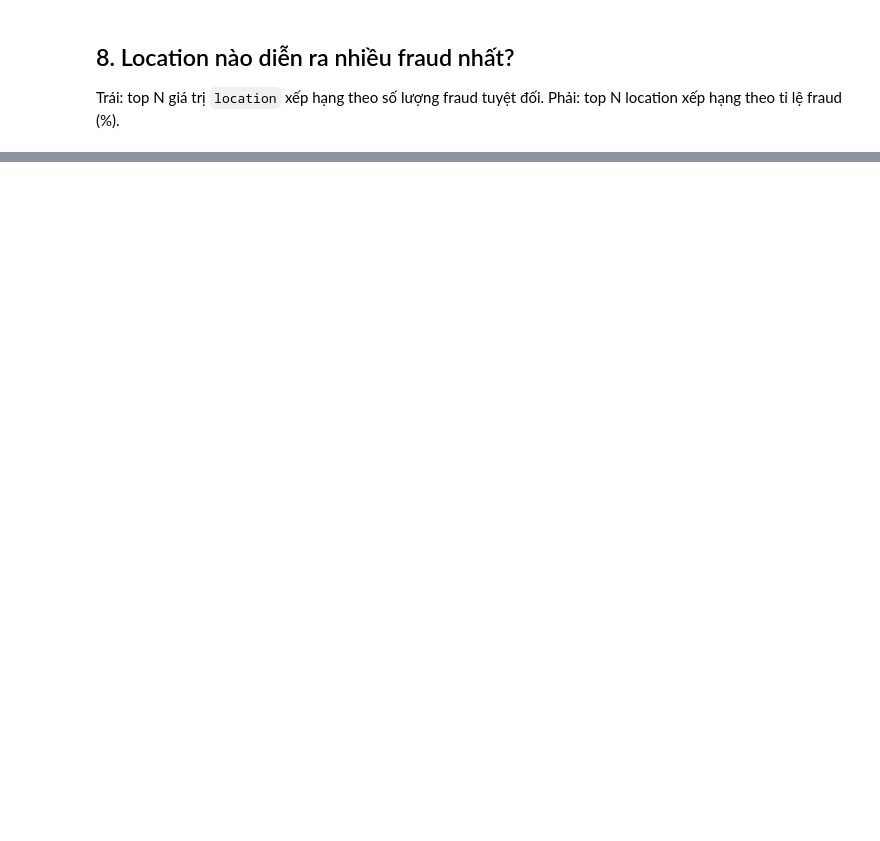
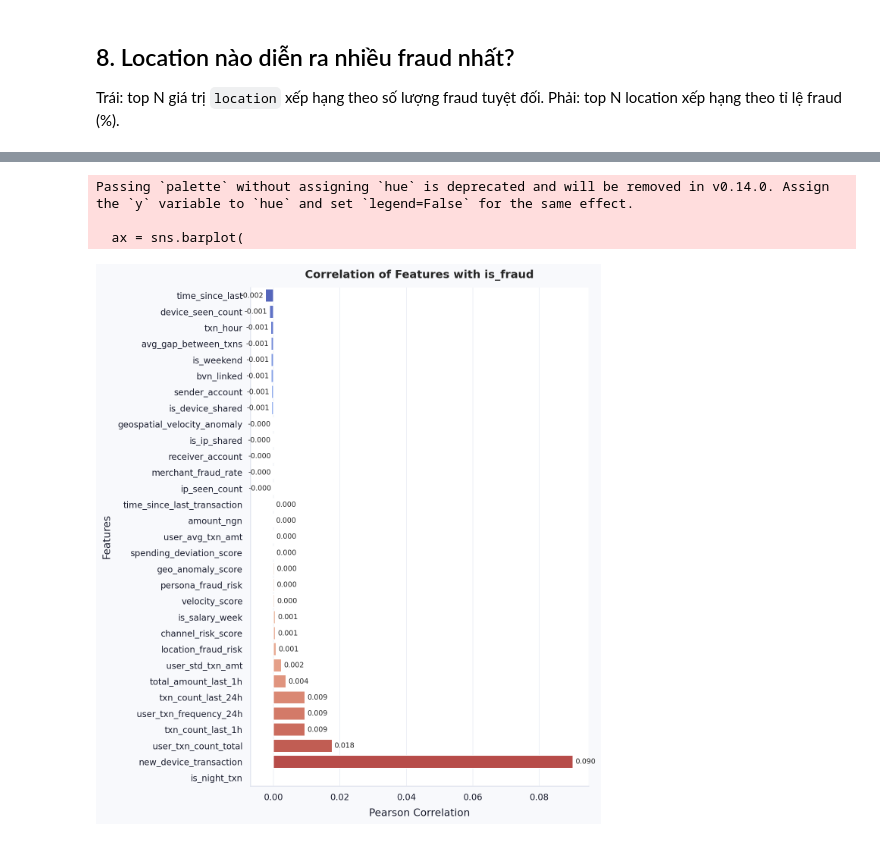
Before and after one commit to luunguyentankhai/Financial-Transactions-Fraud-Detection, a Jupyter notebook: eda/charts_vi.ipynb, the cells around one changed output, grey strips where cells are left out. Cells and saved outputs as stored; diff of their text form; code cells hidden in the pictures; blank space fills up the shorter version.

```diff
--- a/eda/charts_vi.ipynb
+++ b/eda/charts_vi.ipynb
@@ -409,0 +612,36 @@ print(loc_fraud_rate.sort_values(ascending=False).round(3).to_string())
+# %%
+corr_target = (
+    df.select_dtypes(include=["number"])
+      .corr()["is_fraud"]
+      .drop("is_fraud")
+      .sort_values()
+)
+
+plt.figure(figsize=(9, 10))
+
+ax = sns.barplot(
+    x=corr_target.values,
+    y=corr_target.index,
+    palette="coolwarm"
+)
+
+# Hiện giá trị correlation trên mỗi thanh
+for container in ax.containers:
+    ax.bar_label(
+        container,
+        fmt="%.3f",
+        padding=3,
+        fontsize=9
+    )
+
+plt.title("Correlation of Features with is_fraud", fontsize=14)
+plt.xlabel("Pearson Correlation")
+plt.ylabel("Features")
+
+plt.tight_layout()
+plt.show()
+# %% [output]
+Passing `palette` without assigning `hue` is deprecated and will be removed in v0.14.0. Assign the `y` variable to `hue` and set `legend=False` for the same effect.
+
+  ax = sns.barplot(
+[figure, added]
```
Also changed, not shown: parts of 19 cells of this notebook.
